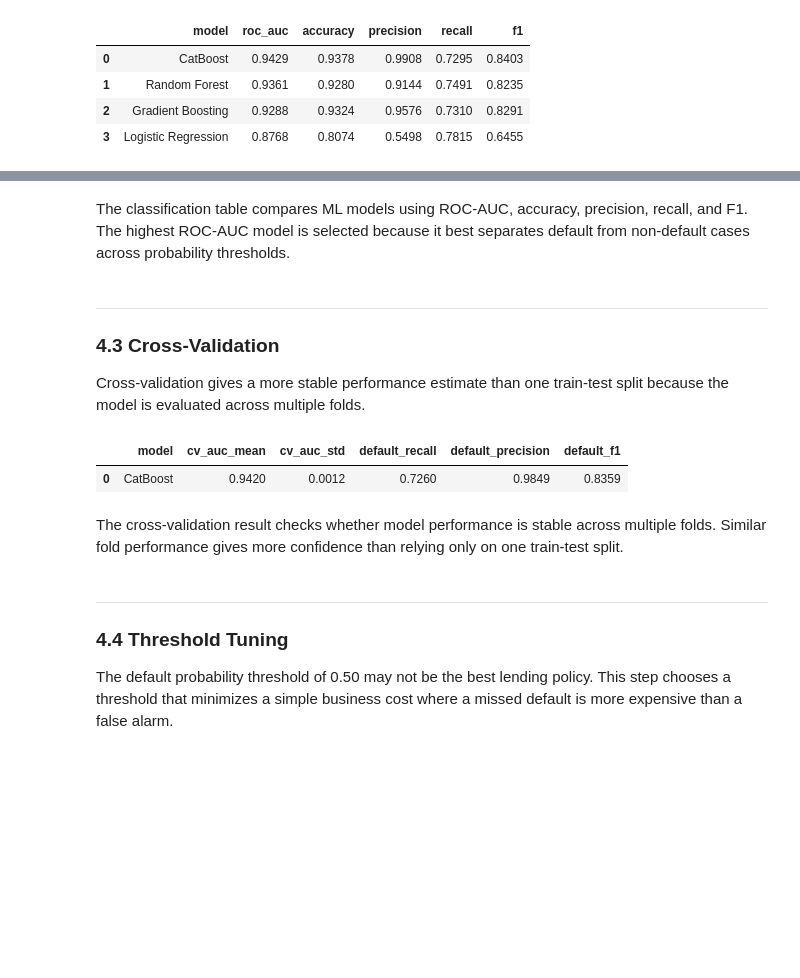
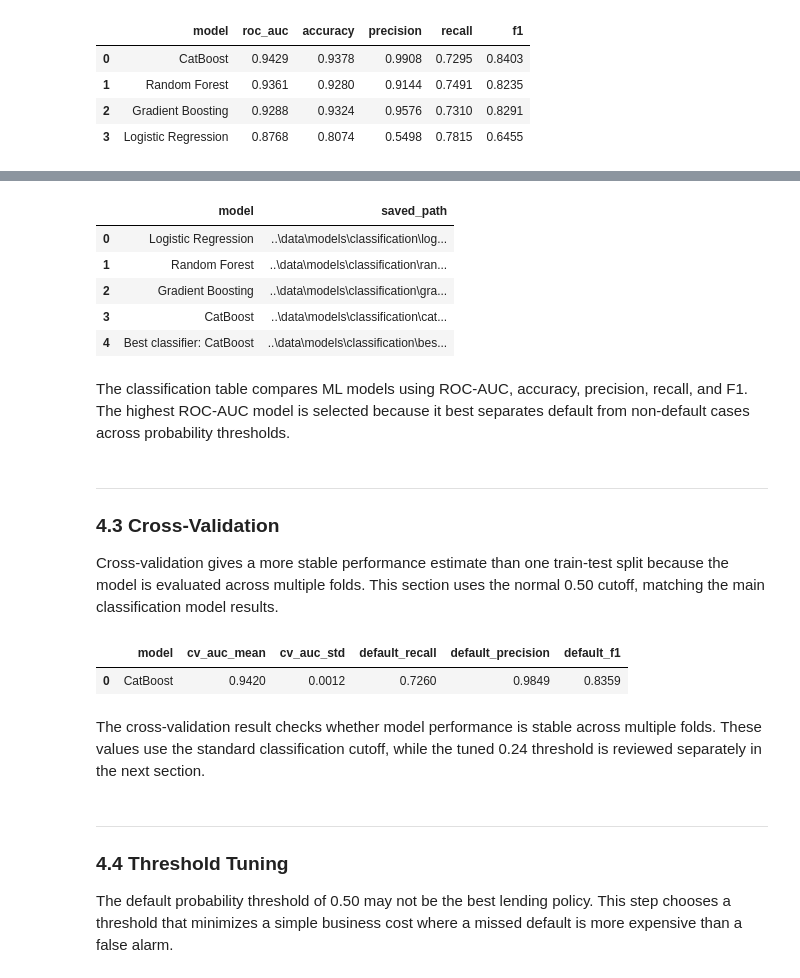
Before and after one commit to diaeshantony-usd/applied-statistics-and-ai-team-project, a Jupyter notebook: 02_Model_Selection/B2_Statistics_Modeling_and_Inference.ipynb, the cells around one changed output, grey strips where cells are left out. Drawn from its saved outputs; the diff is of its cells as text; code cells hidden in the pictures; blank space fills up the shorter version.

```diff
--- a/02_Model_Selection/B_Feature_Engineering_Preprocessing_and_ML.ipynb
+++ b/02_Model_Selection/B2_Statistics_Modeling_and_Inference.ipynb
@@ -137,11 +0,0 @@ The preview confirms that borrower details, loan details, and credit history fie
-# %%
-# Collect categorical columns and list their levels before encoding.
-categorical_cols_initial = df.select_dtypes(include=["object", "category"]).columns.tolist()
-categorical_summary = {
-    col: sorted(df[col].dropna().astype(str).unique().tolist())
-    for col in categorical_cols_initial
-}
-display(pd.DataFrame({
-    "column": list(categorical_summary.keys()),
-    "levels": [", ".join(vals) for vals in categorical_summary.values()],
-}))
@@ -923,10 +736,36 @@ display(cls_metrics.style.format({
+# %%
+classification_model_files = save_model_group(cls_models, CLASSIFICATION_MODEL_DIR)
+
+best_saved_classifier = ThresholdClassifier(
+    model=best_cls_model,
+    threshold=DEFAULT_DECISION_THRESHOLD,
+)
+
+best_classifier_path = save_model(
+    best_saved_classifier,
+    CLASSIFICATION_MODEL_DIR,
+    "best_default_classifier.joblib",
+)
+classification_model_files = pd.concat([
+    classification_model_files,
+    pd.DataFrame([{"model": f"Best classifier: {best_cls_name}", "saved_path": str(best_classifier_path)}]),
+], ignore_index=True)
+
+classification_model_files
+# %% [output]
+|  | model | saved_path |
+| 0 | Logistic Regression | ..\data\models\classification\log... |
+| 1 | Random Forest | ..\data\models\classification\ran... |
+| 2 | Gradient Boosting | ..\data\models\classification\gra... |
+| 3 | CatBoost | ..\data\models\classification\cat... |
+| 4 | Best classifier: CatBoost | ..\data\models\classification\bes... |
 # %% [markdown]
 The classification table compares ML models using ROC-AUC, accuracy, precision, recall, and F1. The highest ROC-AUC model is selected because it best separates default from non-default cases across probability thresholds.
 # %% [markdown]
 ---
 ### 4.3 Cross-Validation
 
-Cross-validation gives a more stable performance estimate than one train-test split because the model is evaluated across multiple folds.
+Cross-validation gives a more stable performance estimate than one train-test split because the model is evaluated across multiple folds. This section uses the normal 0.50 cutoff, matching the main classification model results.
 # %%
 # Run cross-validation to estimate model performance across multiple folds.
 cv_model_name = "CatBoost" if "CatBoost" in classification_models else "Gradient Boosting"
@@ -955,7 +791,7 @@ display(cv_results.style.format({
 |  | model | cv_auc_mean | cv_auc_std | default_recall | default_precision | default_f1 |
 | 0 | CatBoost | 0.9420 | 0.0012 | 0.7260 | 0.9849 | 0.8359 |
 # %% [markdown]
-The cross-validation result checks whether model performance is stable across multiple folds. Similar fold performance gives more confidence than relying only on one train-test split.
+The cross-validation result checks whether model performance is stable across multiple folds. These values use the standard classification cutoff, while the tuned 0.24 threshold is reviewed separately in the next section.
 # %% [markdown]
 ---
 ### 4.4 Threshold Tuning
```
Also changed, not shown: parts of 88 cells of this notebook, 34 other files.
